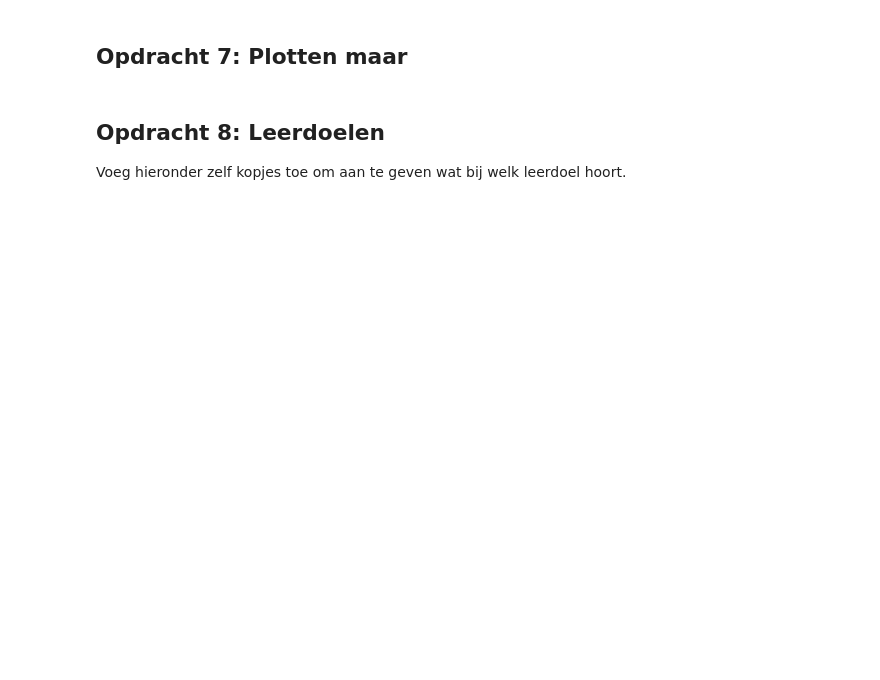
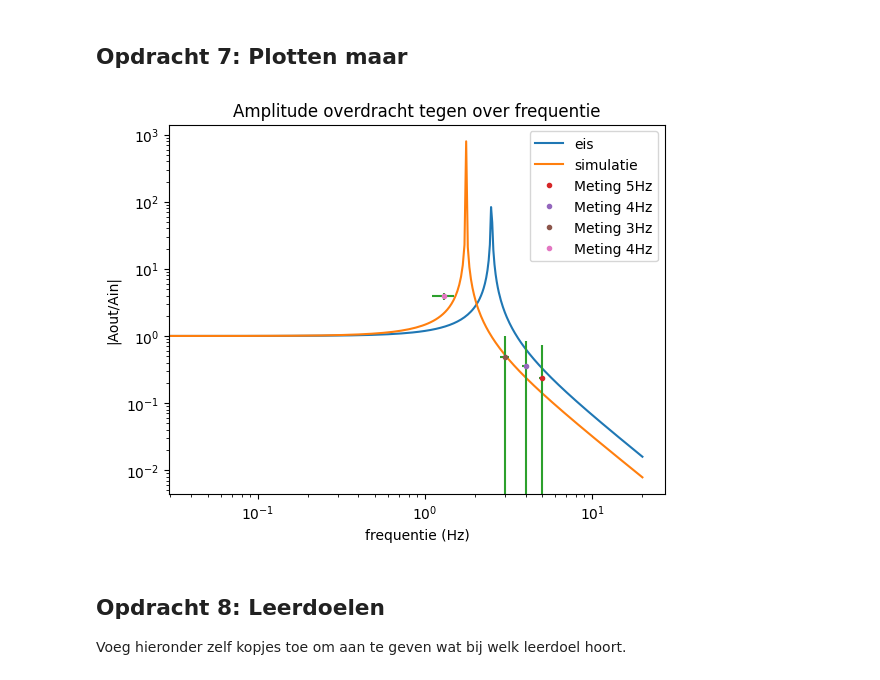
Before and after one commit to JSlootsTUD/opdrachten-DEF-D-Justin, a Jupyter notebook: FysiekeOntwerpopdrachten/5MaakEenOpstellingTrillingsvrij/Ontwerpopdracht5MaakEenOpstellingTrillingsvrijInvulTemplate.ipynb, the cells around one changed output. Saved outputs shown, nothing was run; the diff lists cells and outputs as text; code cells hidden in the pictures; blank space fills up the shorter version.

```diff
--- a/FysiekeOntwerpopdrachten/5MaakEenOpstellingTrillingsvrij/Ontwerpopdracht5MaakEenOpstellingTrillingsvrijInvulTemplate.ipynb
+++ b/FysiekeOntwerpopdrachten/5MaakEenOpstellingTrillingsvrij/Ontwerpopdracht5MaakEenOpstellingTrillingsvrijInvulTemplate.ipynb
@@ -108,7 +189,25 @@ Als je hier negatief geantwoord hebt, kopieer onder deze cel dan alle cellen van
 # %% [markdown]
 ## Opdracht 7: Plotten maar
 # %%
-# Voeg hier je plots in.
+x_data = np.array([5,4,3,1.3])
+y_data = np.array([1.26/5.42, 1.54/4.36, 1.09/2.25, 0.7/0.18])
+
+plt.figure()
+plt.loglog(x_test, y_test, label = "eis")
+plt.loglog(x_sim, y_sim, label = "simulatie")
+plt.errorbar(xerr=0.2, yerr=0.5,x= x_data, y= y_data, linestyle='None' )
+plt.loglog(5,1.26/5.42, ".", label = "Meting 5Hz")
+plt.loglog(4,1.54/4.36, ".", label = "Meting 4Hz")
+plt.loglog(3,1.09/2.25, ".", label = "Meting 3Hz")
+plt.loglog(1.3,0.7/0.18, ".", label = "Meting 4Hz")
+plt.ylabel("|Aout/Ain|")
+plt.xlabel("frequentie (Hz)")
+plt.savefig("Plot_met_meetpunten")
+plt.title("Amplitude overdracht tegen over frequentie")
+plt.legend()
+plt.show()
+# %% [output]
+[figure, added]
 # %% [markdown]
 ## Opdracht 8: Leerdoelen
 Voeg hieronder zelf kopjes toe om aan te geven wat bij welk leerdoel hoort.
```
Also changed, not shown: parts of 11 cells of this notebook, 4 other files.
